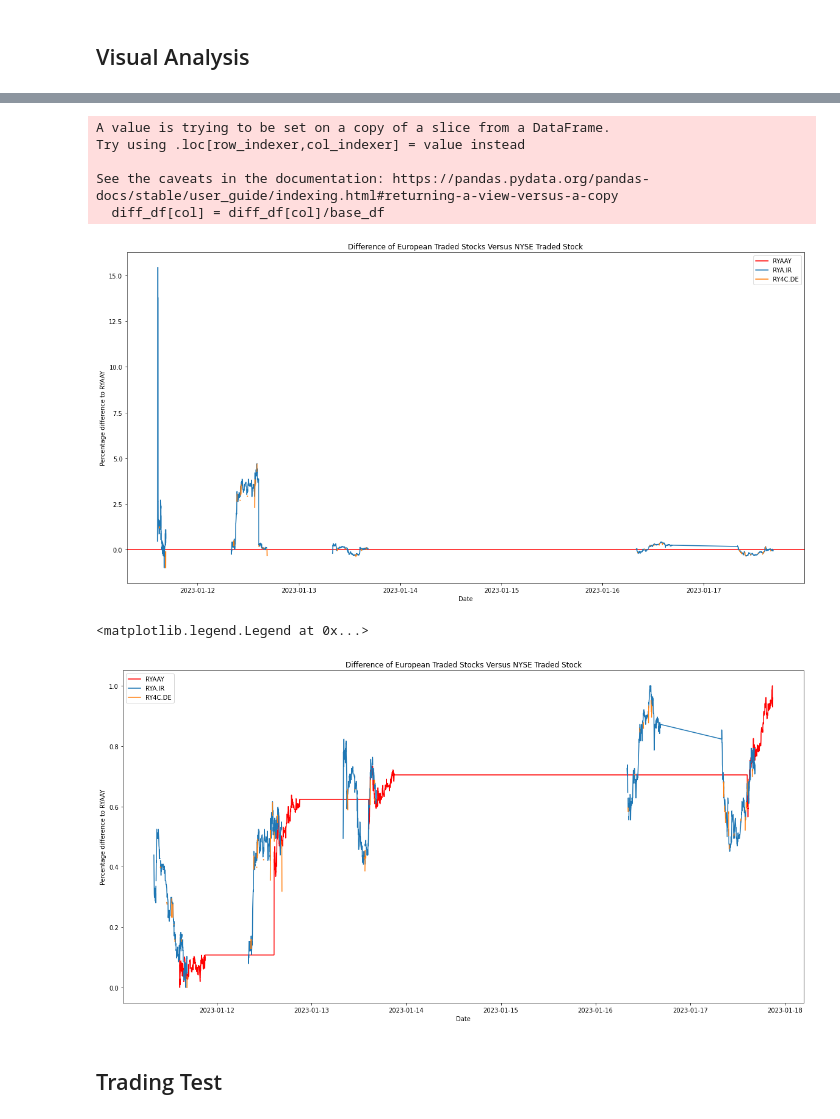
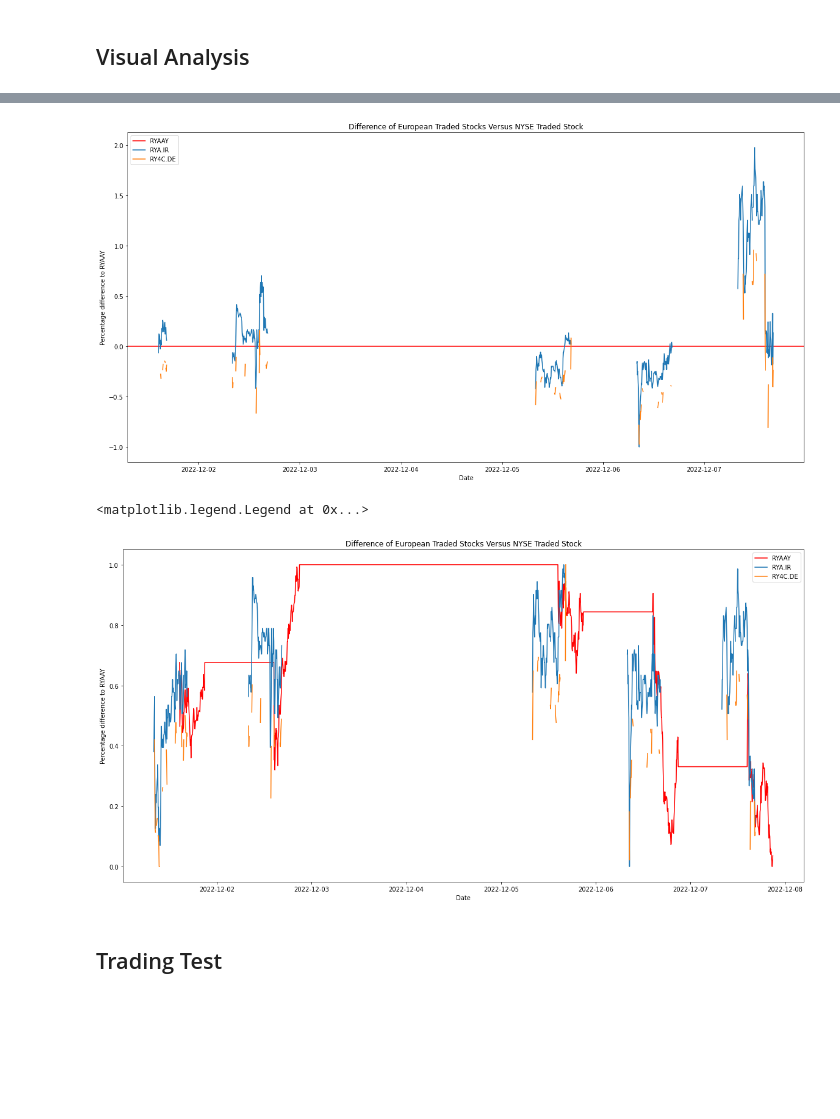
Before and after one commit to oliverweissl/DataWrangling-Project, a Jupyter notebook: intra_day_arbitrage.ipynb, the cells around one changed output, grey strips where cells are left out. Cells and saved outputs as stored; diff of their text form; code cells hidden in the pictures; blank space fills up the shorter version.

```diff
--- a/intra_day_arbitrage.ipynb
+++ b/intra_day_arbitrage.ipynb
@@ -13,7 +17,7 @@ def df_basing(df:pd.DataFrame)->(pd.DataFrame,pd.DataFrame):
     base_df = df[test_tickers[0]].fillna(method='ffill')
     diff_df = df[test_tickers[1:]]
     for col in diff_df.columns:
-        diff_df[col] = diff_df[col]/base_df
+        diff_df.loc[:,col] = diff_df.loc[:,col].div(base_df, axis=0)
     diff_df=diff_df.apply(lambda x: x-1)
     return base_df, diff_df
 # %%
@@ -32,17 +36,19 @@ def extract_trading_days(df):
 # %%
 def get_price_data(dates, tickers:list):
     dates = dates.values.flatten().tolist()
-    print(dates)
-    start, end = datetime.utcfromtimestamp(dates[0] // 1e3),datetime.utcfromtimestamp(dates[1] // 1e3)
+    start, end = datetime.utcfromtimestamp(dates[0]/1e9),datetime.utcfromtimestamp(dates[1]/1e9)
 
-    data = [yf.Ticker(ticker).history(interval='1m', start=start, end=end)["Close"] for ticker in tickers]
-    eur_usd = yf.Ticker('EUR=X').history(interval='1m', start=start, end=end)["Close"]
+    data = [yf.Ticker(ticker).history(interval='5m', start=start, end=end)["Close"] for ticker in tickers]
+    eur_usd = yf.Ticker('EUR=X').history(interval='5m', start=start, end=end)["Close"]
 
     price_df = pd.concat(data, axis=1, ignore_index=False) #price data
     price_df.columns = test_tickers
     eur_usd=eur_usd.reindex(price_df.index).fillna(method='ffill')
-    price_df[test_tickers[1:]] = price_df[test_tickers[1:]].multiply(eur_usd.loc[price_df.index], axis=0)
+    price_df.loc[:,test_tickers[1:]] = price_df.loc[:,test_tickers[1:]].multiply(eur_usd.loc[price_df.index], axis=0)
 
     return_df = pd.concat(data, axis=1, ignore_index=False) #price data
     return_df.columns = test_tickers
+    for col in return_df.columns:
+        return_df[col] = normalize_col(return_df[col])
+
     return price_df, return_df
@@ -76,0 +77,6 @@ OSError: [Errno 22] Invalid argument
+# %%
+starts = pd.bdate_range('2022-12-01', '2023-01-18', freq="7B").to_frame(index=False)
+stops = pd.bdate_range('2022-12-08', '2023-01-25', freq="7B").to_frame(index=False)
+time_blocks = pd.concat([starts,stops], axis = 1)
+
+display(time_blocks)
@@ -104,26 +101,20 @@ return_df.plot(figsize=(15,10))
 # %%
-base_df, diff_df = df_basing(return_df)
+base_df, diff_df = df_basing(t2)
-# %% [output]
-A value is trying to be set on a copy of a slice from a DataFrame.
-Try using .loc[row_indexer,col_indexer] = value instead
-
-See the caveats in the documentation: https://pandas.pydata.org/pandas-docs/stable/user_guide/indexing.html#returning-a-view-versus-a-copy
-  diff_df[col] = diff_df[col]/base_df
 # %%
 base_plot(test_tickers, diff_df)
 # %% [output]
-[figure, old version]
+[figure, new version]
 # %%
 fig, ax = plt.subplots(1,1,figsize = (20,10))
 ax.plot(base_df, label=base_df.name , color = "r")
-ax.plot(return_df[test_tickers[-2:]],label=return_df[test_tickers[-2:]].columns)
+ax.plot(t2[test_tickers[-2:]],label=t2[test_tickers[-2:]].columns)
 ax.set_title("Difference of European Traded Stocks Versus NYSE Traded Stock")
 ax.set_xlabel("Date")
 ax.set_ylabel(f"Percentage difference to {test_tickers[0]}")
 ax.legend()
 # %% [output]
 <matplotlib.legend.Legend at 0x...>
-[figure, old version]
+[figure, new version]
 # %% [markdown]
 ## Trading Test
 # %%
```
Also changed, not shown: parts of 16 cells of this notebook, 1 other file.
